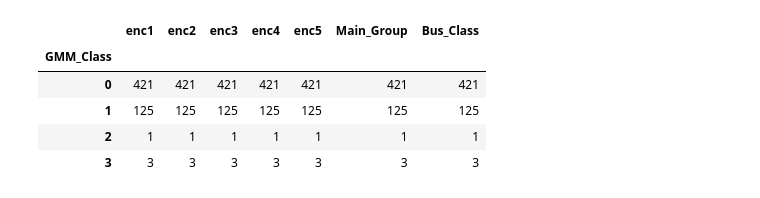
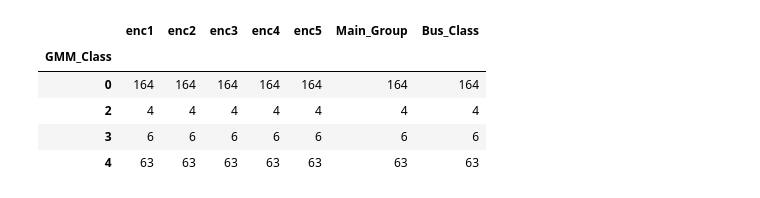
Before and after one commit to rahulranjansah/SpectralML, a Jupyter notebook: scripts/gmm.ipynb, the cells around one changed output. Cells and saved outputs as stored; diff of their text form; code cells hidden in the pictures.

```diff
--- a/scripts/gmm.ipynb
+++ b/scripts/gmm.ipynb
@@ -344,16 +376,16 @@ ax.xaxis.set_label_position('top')
 # now checking the pval for a gaussian distribution or not
 # %%
 # check for corresponding GMM class
-encoded_main_s_df = encoded_df.loc[encoded_df["Main_Group"] == "S"].copy()
+encoded_main_s_df = encoded_df.loc[encoded_df["Main_Group"] == "X"].copy()
 
 encoded_main_s_df.groupby("GMM_Class").count()
 # %% [output]
 |  | enc1 | enc2 | enc3 | enc4 | enc5 | Main_Group | Bus_Class |
 | GMM_Class |  |  |  |  |  |  |  |
-| 0 | 421 | 421 | 421 | 421 | 421 | 421 | 421 |
-| 1 | 125 | 125 | 125 | 125 | 125 | 125 | 125 |
-| 2 | 1 | 1 | 1 | 1 | 1 | 1 | 1 |
-| 3 | 3 | 3 | 3 | 3 | 3 | 3 | 3 |
+| 0 | 164 | 164 | 164 | 164 | 164 | 164 | 164 |
+| 2 | 4 | 4 | 4 | 4 | 4 | 4 | 4 |
+| 3 | 6 | 6 | 6 | 6 | 6 | 6 | 6 |
+| 4 | 63 | 63 | 63 | 63 | 63 | 63 | 63 |
 # %%
 # probability of each laten vector
 encoded_grouped_gmm_prob = [f"C{k}Prob" for k in encoded_grouped_df.columns.values]
```
Also changed, not shown: parts of 17 cells of this notebook.
